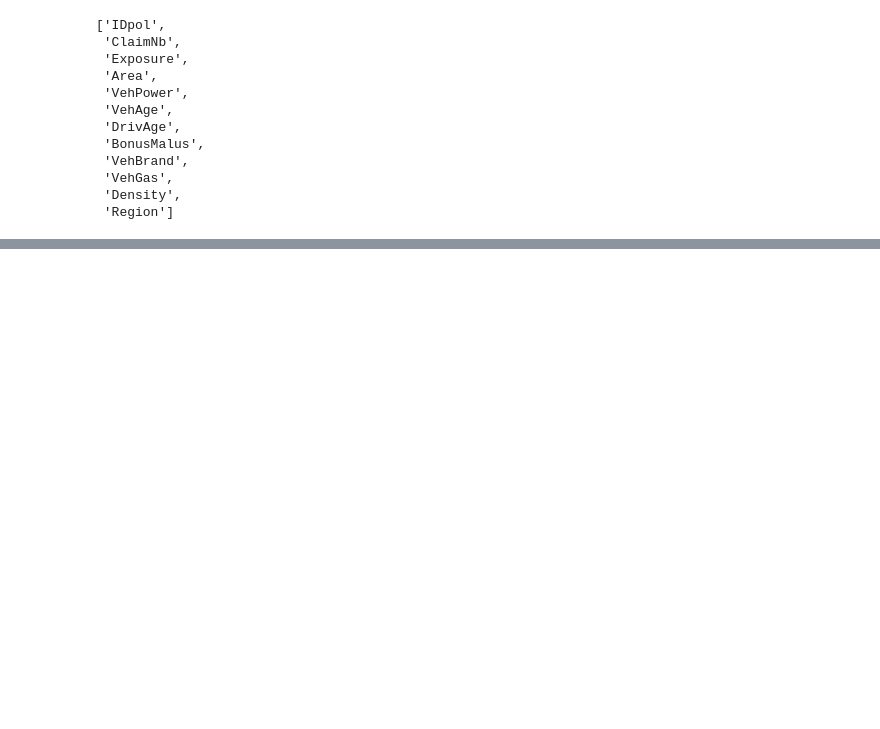
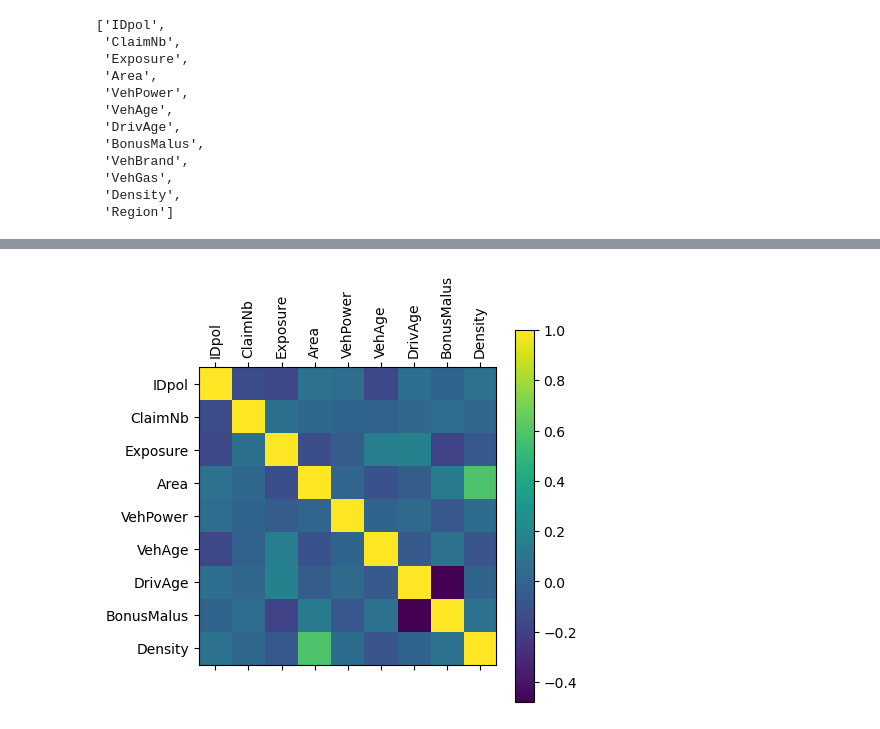
Before and after one commit to radostboyadzhieva/Machine-Learning-Project, a Jupyter notebook: EDA.ipynb, the cells around one changed output, grey strips where cells are left out. Cells and saved outputs as stored; diff of their text form; code cells hidden in the pictures; blank space fills up the shorter version.

```diff
--- a/EDA.ipynb
+++ b/EDA.ipynb
@@ -107,0 +95,9 @@ df.shape
+# %%
+df_numerical = df.drop(columns=['VehBrand', 'Region', 'VehIsregular'])
+plt.matshow(df_numerical.corr())
+plt.xticks(range(len(df_numerical.columns)), df_numerical.columns, rotation=90)
+plt.yticks(range(len(df_numerical.columns)), df_numerical.columns)
+plt.colorbar()
+plt.show()
+# %% [output]
+[figure, added]
```
Also changed, not shown: parts of 14 cells of this notebook, 1 other file.
